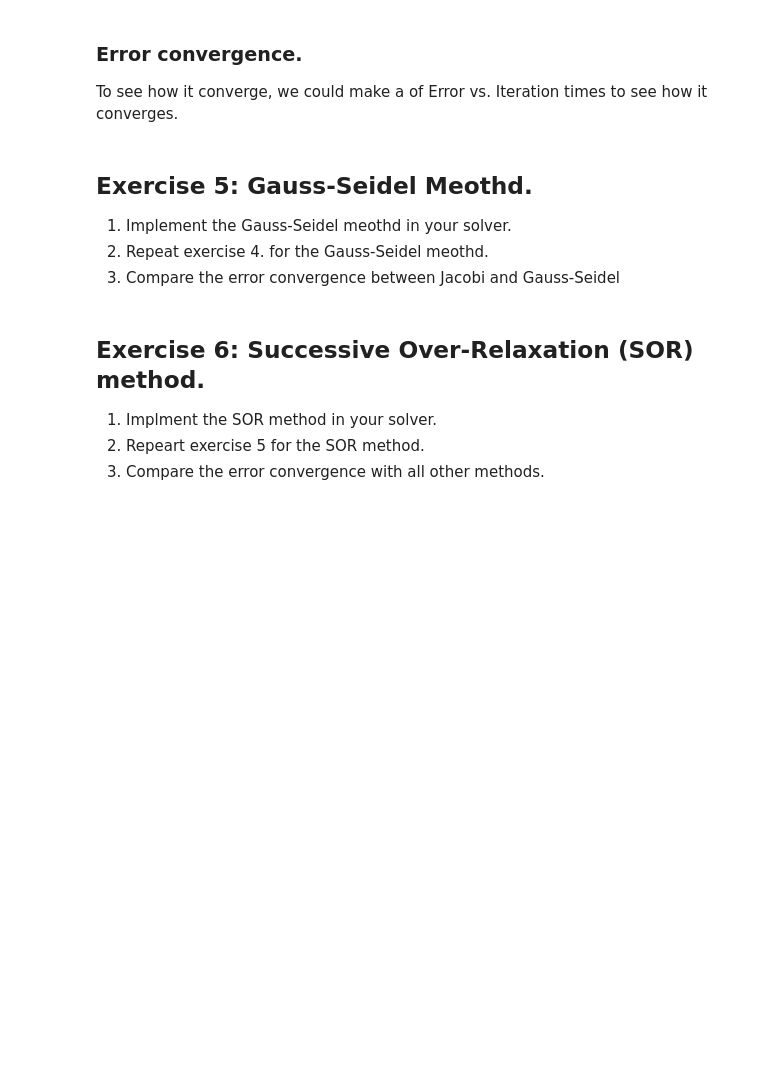
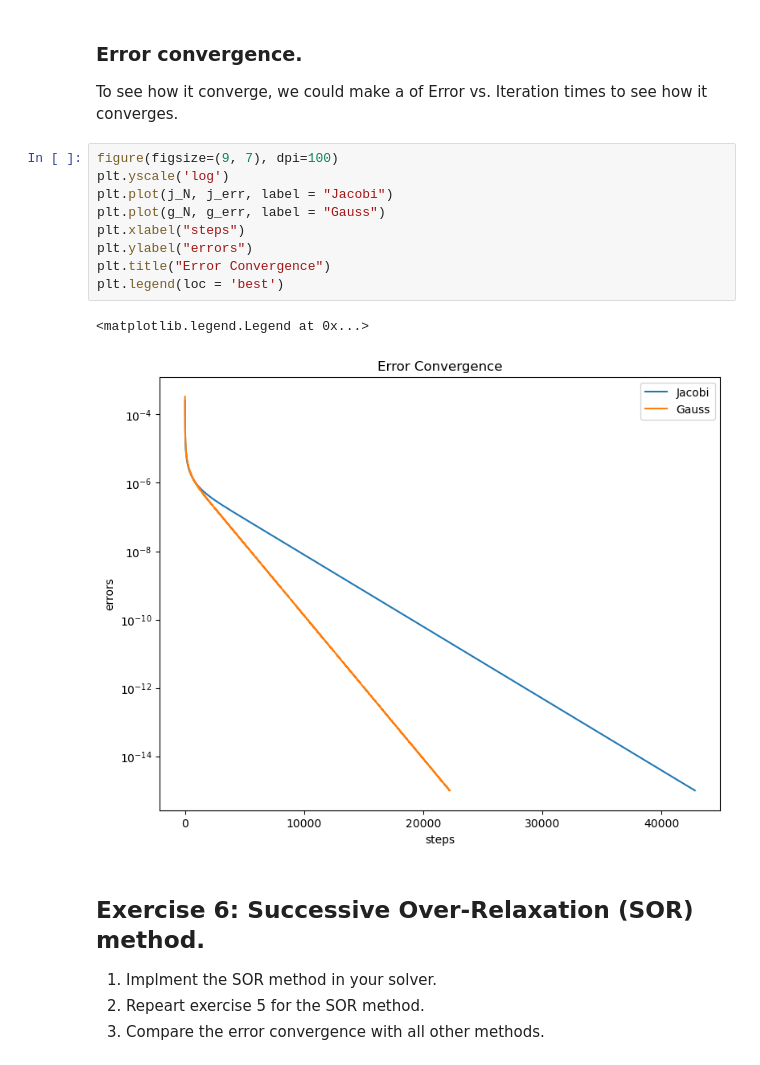
Before and after one commit to gary20000915/ComputationalPhysicsLab, a Jupyter notebook: Lab3/2_iteractive_methods.ipynb, the cells around one changed output. Saved outputs shown, nothing was run; the diff lists cells and outputs as text; blank space fills up the shorter version.

```diff
--- a/Lab3/2_iteractive_methods.ipynb
+++ b/Lab3/2_iteractive_methods.ipynb
@@ -56,12 +98,18 @@ plt.colorbar()
 ### Error convergence.
 
 To see how it converge, we could make a of Error vs. Iteration times to see how it converges.
-# %% [markdown]
-## Exercise 5: Gauss-Seidel Meothd.
-
-1. Implement the Gauss-Seidel meothd in your solver.
-2. Repeat exercise 4. for the Gauss-Seidel meothd.
-3. Compare the error convergence between Jacobi and Gauss-Seidel
+# %%
+figure(figsize=(9, 7), dpi=100)
+plt.yscale('log')
+plt.plot(j_N, j_err, label = "Jacobi")
+plt.plot(g_N, g_err, label = "Gauss")
+plt.xlabel("steps")
+plt.ylabel("errors")
+plt.title("Error Convergence")
+plt.legend(loc = 'best')
+# %% [output]
+<matplotlib.legend.Legend at 0x...>
+[figure, added]
 # %% [markdown]
 ## Exercise 6: Successive Over-Relaxation (SOR) method.
 
```
Also changed, not shown: parts of 5 cells of this notebook, 1 other file.
